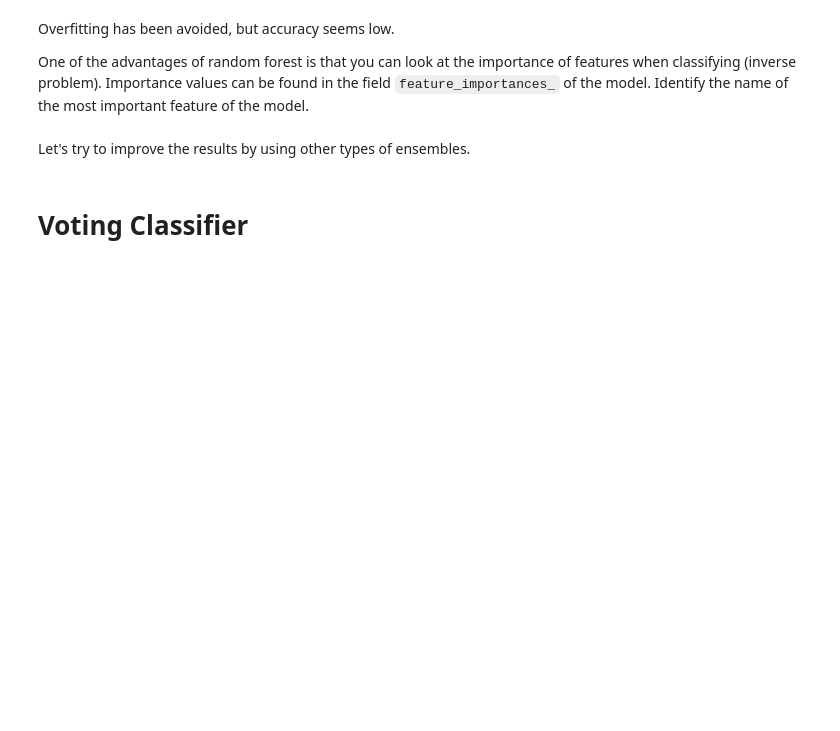
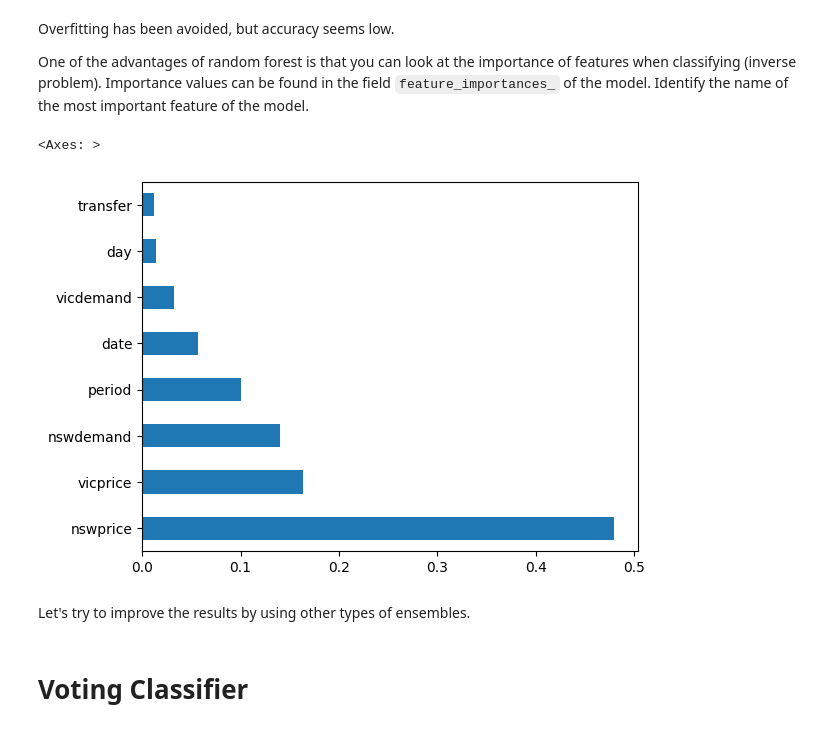
Before and after one commit to tutsilianna/Introduction_to_ML_and_Advanced_ML_Python, a Jupyter notebook: Ensemble Learning/Ensemble_Learning_|_Exercise_9.ipynb, the cells around one changed output. Drawn from its saved outputs; the diff is of its cells as text; code cells hidden in the pictures; blank space fills up the shorter version.

```diff
--- a/Ensemble Learning/Ensemble_Learning_|_Exercise_9.ipynb
+++ b/Ensemble Learning/Ensemble_Learning_|_Exercise_9.ipynb
@@ -49,7 +49,7 @@ import matplotlib.pyplot as plt
 import warnings
 warnings.filterwarnings("ignore")
 # %%
-data = pd.read_csv('/content/drive/MyDrive/itmo|AI_cources/electricity_train.csv', encoding = 'utf-8', delimiter=',')
+data = pd.read_csv('/content/drive/MyDrive/itmo|AI_cources/electricity_train.csv')
 # %%
 data.head()
 # %% [output]
@@ -150,5 +172,5 @@ Use <code>train_test_split</code> to split the resulting dataset into training a
 # %%
-X = data[numeric]
+X = data[numeric_]
 y = data[['class']]
 # %%
 from sklearn.model_selection import train_test_split
@@ -209,20 +231,21 @@ params_grid = {'n_estimators': [100,300,500],
 # %%
 from sklearn.model_selection import GridSearchCV
 
-params_grid = {'n_estimators': [100,300,500],
+param_grid = {'n_estimators': [100,300,500],
                'max_leaf_nodes': list(range(6,10)),
                'min_samples_leaf': [1,2,3]
                }
 
-cv = GridSearchCV(RandomForestClassifier(
-    bootstrap=False,
-    class_weight='balanced',
-    n_jobs=-1,
-    max_features='sqrt',
-    random_state=29),
-    params_grid,
-    verbose=4,
-    cv=3)
+clf1 = RandomForestClassifier(bootstrap=False,
+                              class_weight='balanced',
+                              n_jobs=-1,
+                              max_features='sqrt',
+                              random_state=29)
+
+cv = GridSearchCV(estimator = clf1,
+                  verbose=4,
+                  cv=3,
+                  param_grid=param_grid)
 
 cv.fit(X_train, y_train)
 # %% [output]
@@ -294,3 +333,12 @@ One of the advantages of random forest is that you can look at the importance of
+# %%
+importances = cv.best_estimator_.feature_importances_
+
+importances_series = pd.Series(importances, index=X_train.columns)
+
+importances_series.nlargest(20).plot(kind='barh')
+# %% [output]
+<Axes: >
+[figure, added]
 # %% [markdown]
 Let's try to improve the results by using other types of ensembles.
 # %% [markdown]
```
Also changed, not shown: parts of 43 cells of this notebook.
